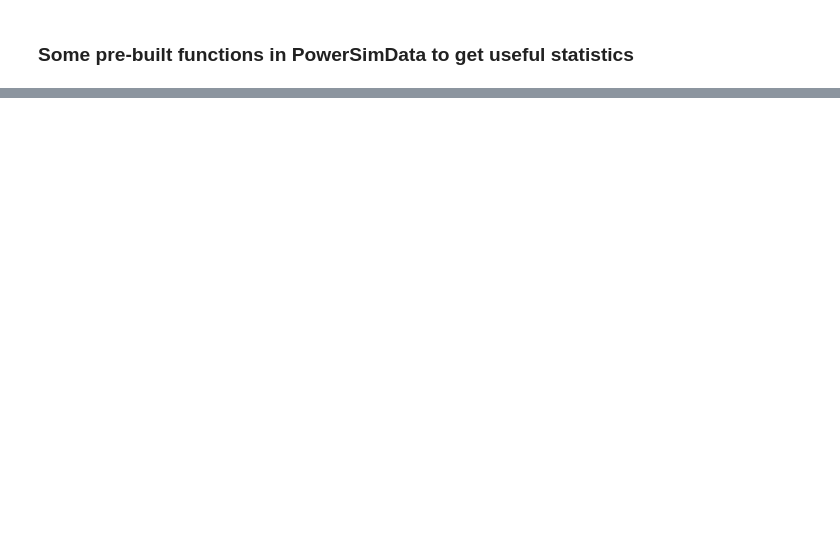
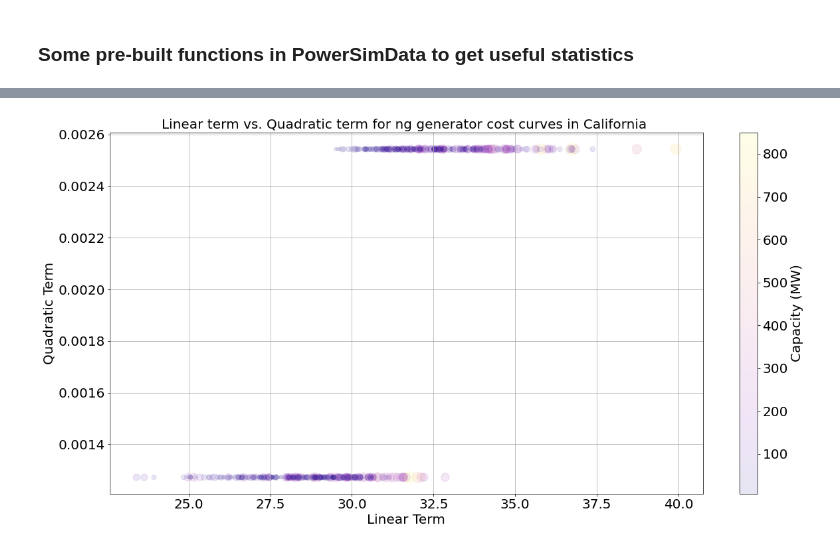
Before and after one commit to Breakthrough-Energy/plug, a Jupyter notebook: standalone/analyze.ipynb, the cells around one changed output, grey strips where cells are left out. Saved outputs shown, nothing was run; the diff lists cells and outputs as text; code cells hidden in the pictures; blank space fills up the shorter version.

```diff
--- a/standalone/analyze.ipynb
+++ b/standalone/analyze.ipynb
@@ -36,5 +113,7 @@ max_diff
 # %%
-from powersimdata.design.generation.cost_curves import plot_c1_vs_c2
-plot_c1_vs_c2(grid, 'Louisiana', 'ng’)
+from powersimdata.design.generation.cost_curves import plot_linear_vs_quadratic_terms
+plot_linear_vs_quadratic_terms(grid, 'California', 'ng')
+# %% [output]
+[figure, added]
 # %%
 from powersimdata.design.generation.cost_curves import plot_capacity_vs_price
```
Also changed, not shown: parts of 9 cells of this notebook, 1 other file.
